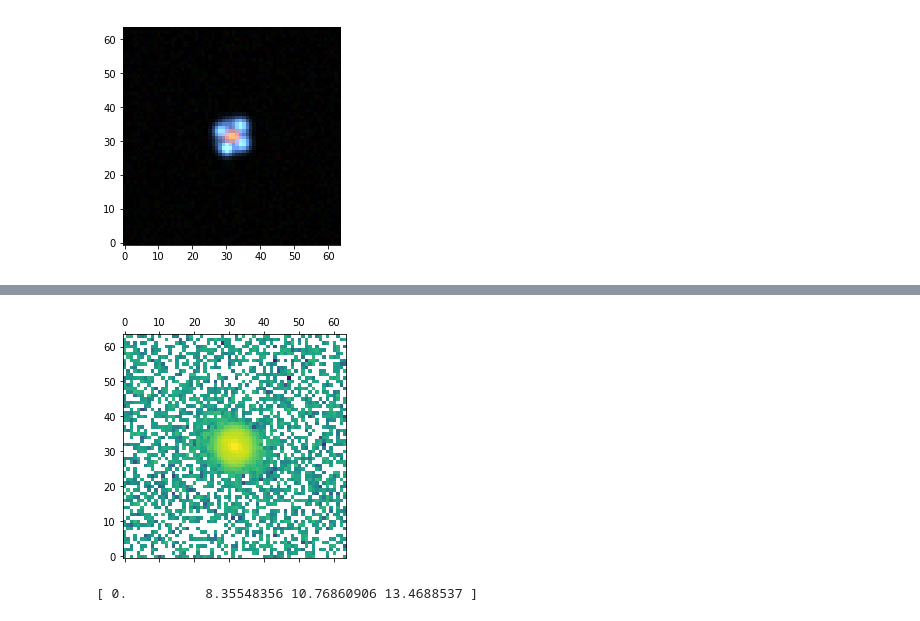
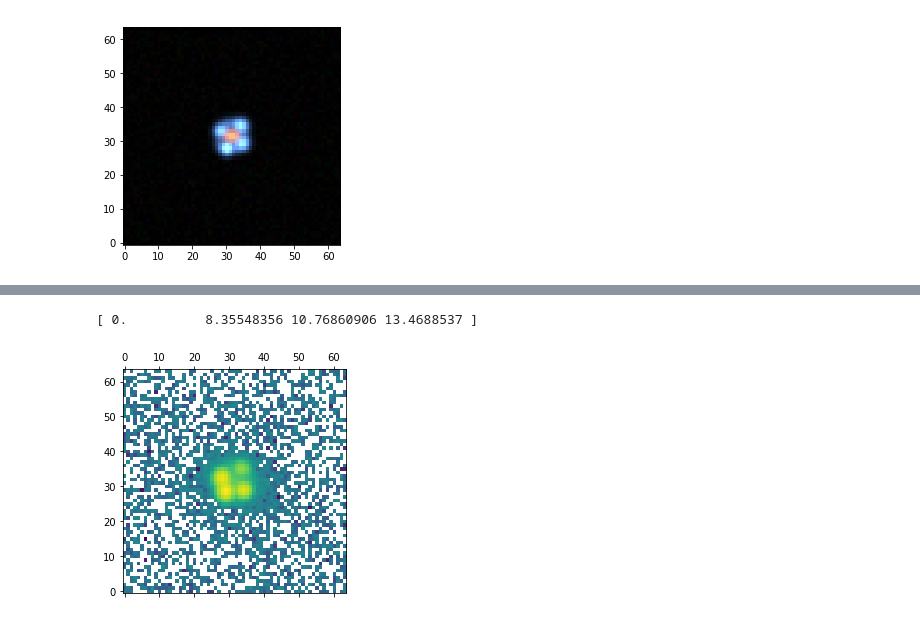
Before and after one commit to lenstronomy/lenstronomy-tutorials, a Jupyter notebook: lenstronomy_extensions/Notebooks/simulation_api.ipynb, the cells around one changed output, grey strips where cells are left out. Cells and saved outputs as stored; diff of their text form; code cells hidden in the pictures.

```diff
--- a/lenstronomy_extensions/Notebooks/simulation_api.ipynb
+++ b/lenstronomy_extensions/Notebooks/simulation_api.ipynb
@@ -299,14 +303,16 @@ kwargs_source_mag_g = [{'magnitude': 22, 'R_sersic': 0.3, 'n_sersic': 1, 'e1': -
 from lenstronomy.SimulationAPI.point_source_variability import PointSourceVariability
 ps_var = PointSourceVariability(source_x, source_y, var_func, numpix, kwargs_g_band, kwargs_model_time_var, kwargs_numerics,
                  kwargs_lens, kwargs_source_mag_g, kwargs_lens_light_mag_g, kwargs_ps_mag=None)
+
+# these are the time delays of the multiple images (relative to the first appearing)
+print(ps_var.delays)
+# %% [output]
+[ 0.          8.35548356 10.76860906 13.4688537 ]
 # %%
-time = -20
+time = 10  # chose a time stamp of the image
 image_g = ps_var.image_time(time=time)
 image_g += sim_g.noise_for_model(model=image_g)
 plt.matshow(np.log10(image_g), origin='lower')
 plt.show()
-
-print(ps_var.delays)
 # %% [output]
-[figure, old version]
+[figure, new version]
-[ 0.          8.35548356 10.76860906 13.4688537 ]
```
Also changed, not shown: parts of 9 cells of this notebook, 1 other file.
